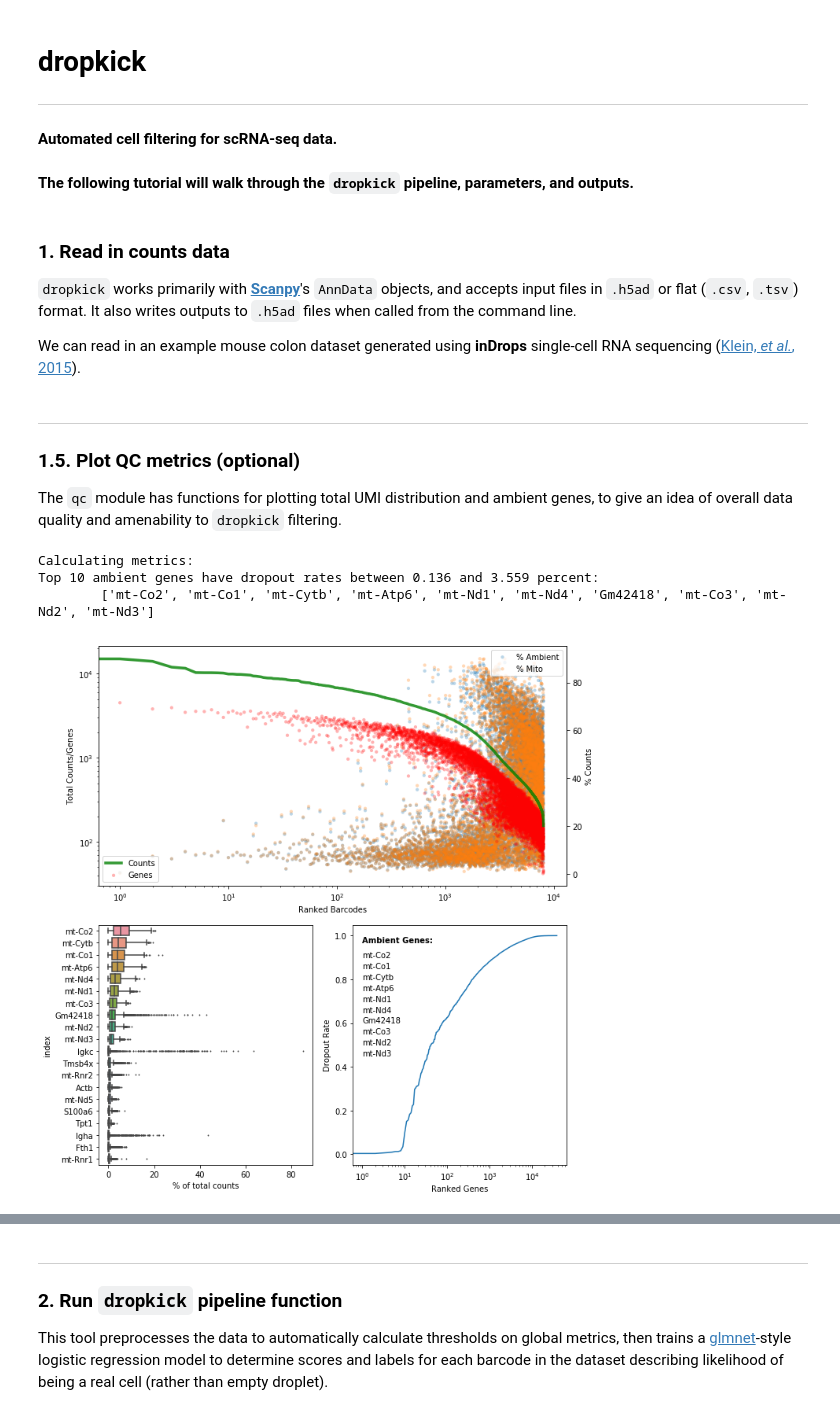
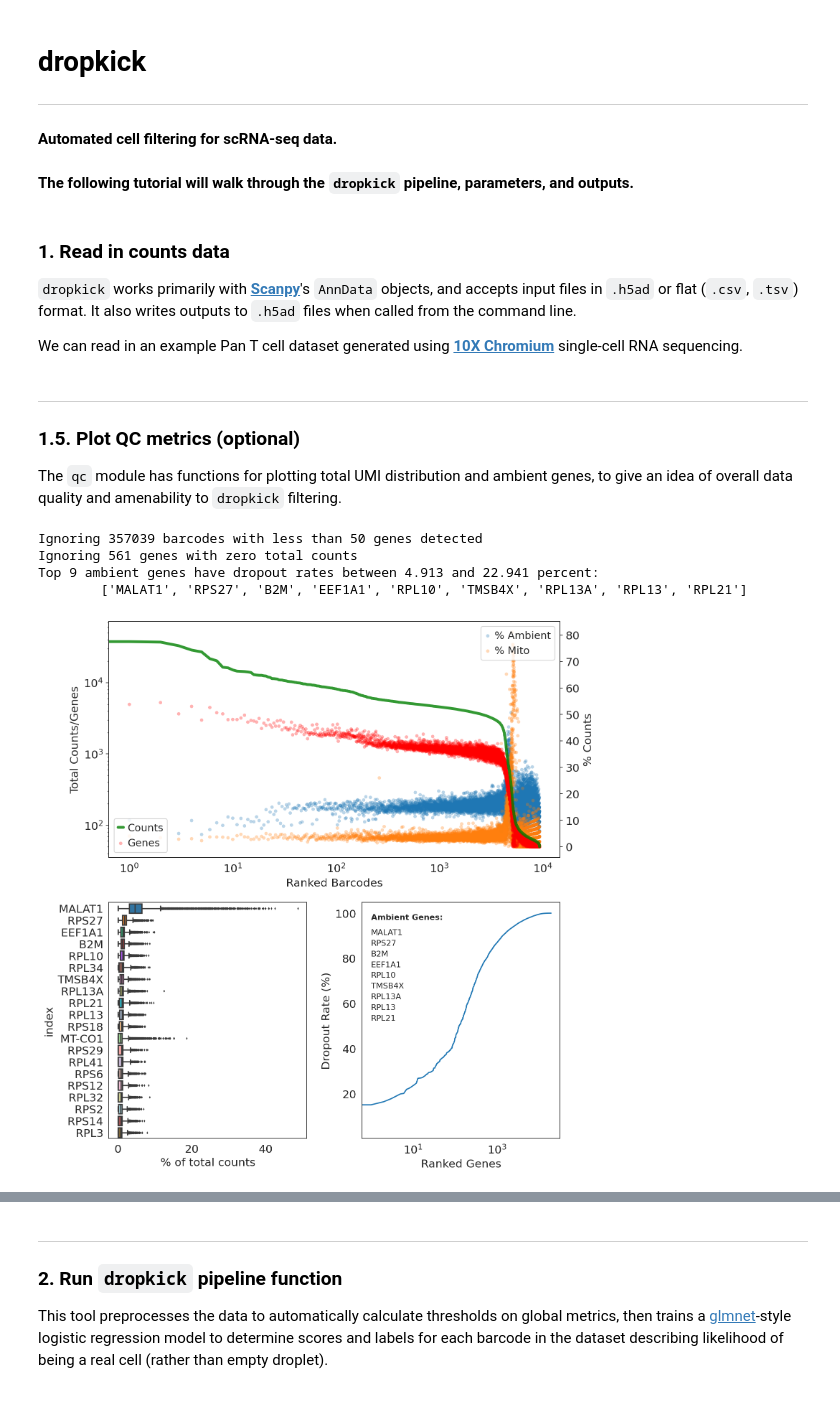
Before and after one commit to KenLauLab/dropkick, a Jupyter notebook: dropkick_tutorial.ipynb, the cells around one changed output, grey strips where cells are left out. Drawn from its saved outputs; the diff is of its cells as text; code cells hidden in the pictures.

```diff
--- a/dropkick_tutorial.ipynb
+++ b/dropkick_tutorial.ipynb
@@ -12,5 +12,5 @@ import dropkick
 ### 1. Read in counts data
 `dropkick` works primarily with [**Scanpy**](https://icb-scanpy.readthedocs-hosted.com/en/stable/)'s `AnnData` objects, and accepts input files in `.h5ad` or flat (`.csv`, `.tsv`) format. It also writes outputs to `.h5ad` files when called from the command line.
 
-We can read in an example mouse colon dataset generated using **inDrops** single-cell RNA sequencing ([Klein, *et al.*, 2015](https://www.sciencedirect.com/science/article/pii/S0092867415005000?via%3Dihub)).
+We can read in an example Pan T cell dataset generated using [**10X Chromium**](https://support.10xgenomics.com/single-cell-gene-expression/datasets) single-cell RNA sequencing.
 # %%
@@ -21,12 +21,13 @@ a = sc.read("data/S1.h5ad")
 The `qc` module has functions for plotting total UMI distribution and ambient genes, to give an idea of overall data quality and amenability to `dropkick` filtering.
 # %%
 # simple preprocessing of anndata object to get metrics for plot
-a = dropkick.recipe_dropkick(a, filter=False, n_hvgs=None, X_final="raw_counts")
+adata = dk.recipe_dropkick(adata, n_hvgs=None, X_final="raw_counts")
 # %% [output]
-Calculating metrics:
-Top 10 ambient genes have dropout rates between 0.136 and 3.559 percent:
-        ['mt-Co2', 'mt-Co1', 'mt-Cytb', 'mt-Atp6', 'mt-Nd1', 'mt-Nd4', 'Gm42418', 'mt-Co3', 'mt-Nd2', 'mt-Nd3']
+Ignoring 357039 barcodes with less than 50 genes detected
+Ignoring 561 genes with zero total counts
+Top 9 ambient genes have dropout rates between 4.913 and 22.941 percent:
+        ['MALAT1', 'RPS27', 'B2M', 'EEF1A1', 'RPL10', 'TMSB4X', 'RPL13A', 'RPL13', 'RPL21']
-# %%
-dropkick.qc_summary(a)
-# %% [output]
-[figure, removed]
+# %%
+qc_plt = dk.qc_summary(adata)
+# %% [output]
+[figure, added]
```
Also changed, not shown: parts of 34 cells of this notebook, 4 other files.
